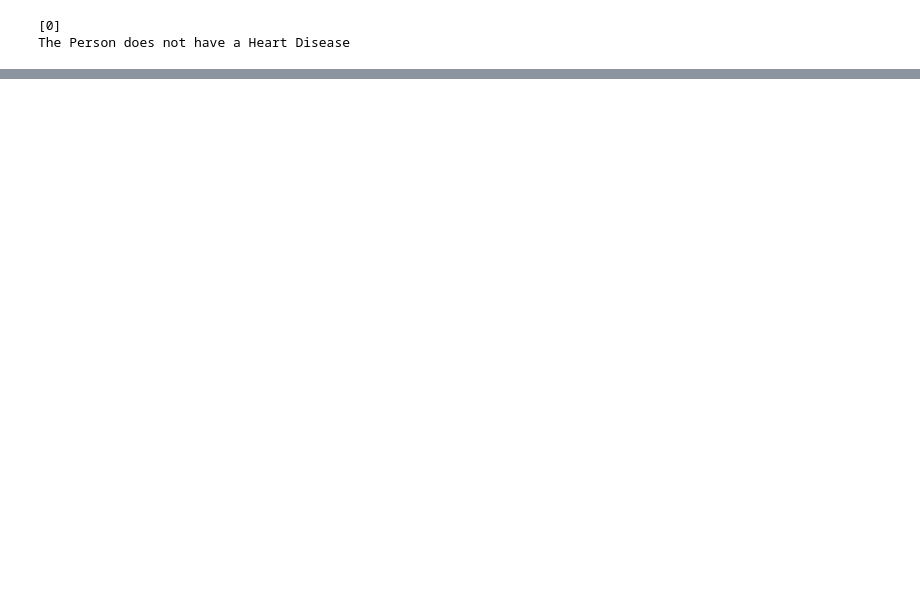
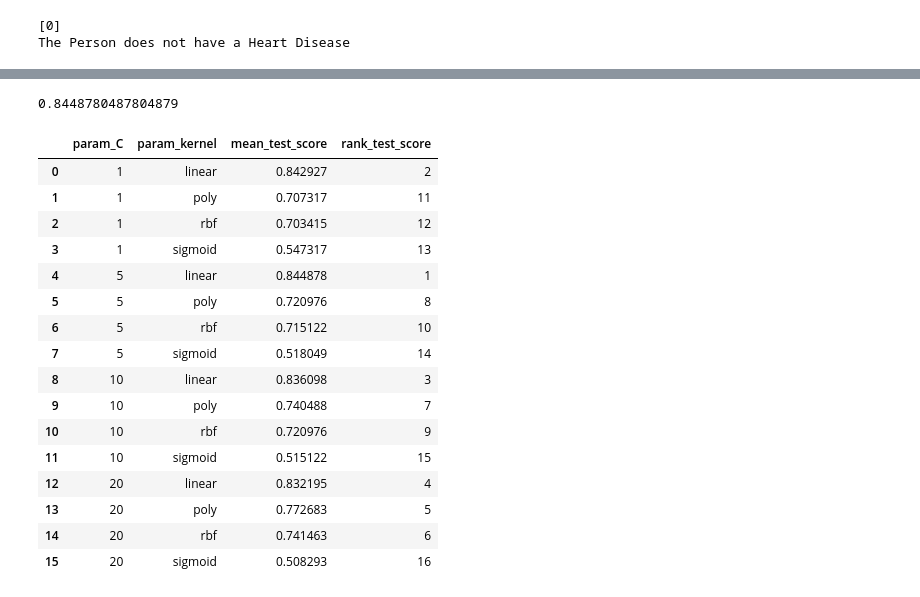
Before and after one commit to KaranamShivaKumar/Machine_learning_projects, a Jupyter notebook: Heart_Disease_Dataset.ipynb, the cells around one changed output, grey strips where cells are left out. Cells and saved outputs as stored; diff of their text form; code cells hidden in the pictures; blank space fills up the shorter version.

```diff
--- a/Heart_Disease_Dataset.ipynb
+++ b/Heart_Disease_Dataset.ipynb
@@ -174,0 +337,27 @@ The Person does not have a Heart Disease
+# %%
+# Highest Accuracy
+
+high_accuracy = grid.best_score_
+print(high_accuracy)
+# %% [output]
+0.8448780487804879
+# %%
+result[['param_C','param_kernel','mean_test_score','rank_test_score']]
+# %% [output]
+|  | param_C | param_kernel | mean_test_score | rank_test_score |
+| 0 | 1 | linear | 0.842927 | 2 |
+| 1 | 1 | poly | 0.707317 | 11 |
+| 2 | 1 | rbf | 0.703415 | 12 |
+| 3 | 1 | sigmoid | 0.547317 | 13 |
+| 4 | 5 | linear | 0.844878 | 1 |
+| 5 | 5 | poly | 0.720976 | 8 |
+| 6 | 5 | rbf | 0.715122 | 10 |
+| 7 | 5 | sigmoid | 0.518049 | 14 |
+| 8 | 10 | linear | 0.836098 | 3 |
+| 9 | 10 | poly | 0.740488 | 7 |
+| 10 | 10 | rbf | 0.720976 | 9 |
+| 11 | 10 | sigmoid | 0.515122 | 15 |
+| 12 | 20 | linear | 0.832195 | 4 |
+| 13 | 20 | poly | 0.772683 | 5 |
+| 14 | 20 | rbf | 0.741463 | 6 |
+| 15 | 20 | sigmoid | 0.508293 | 16 |
```
Also changed, not shown: parts of 50 cells of this notebook.
